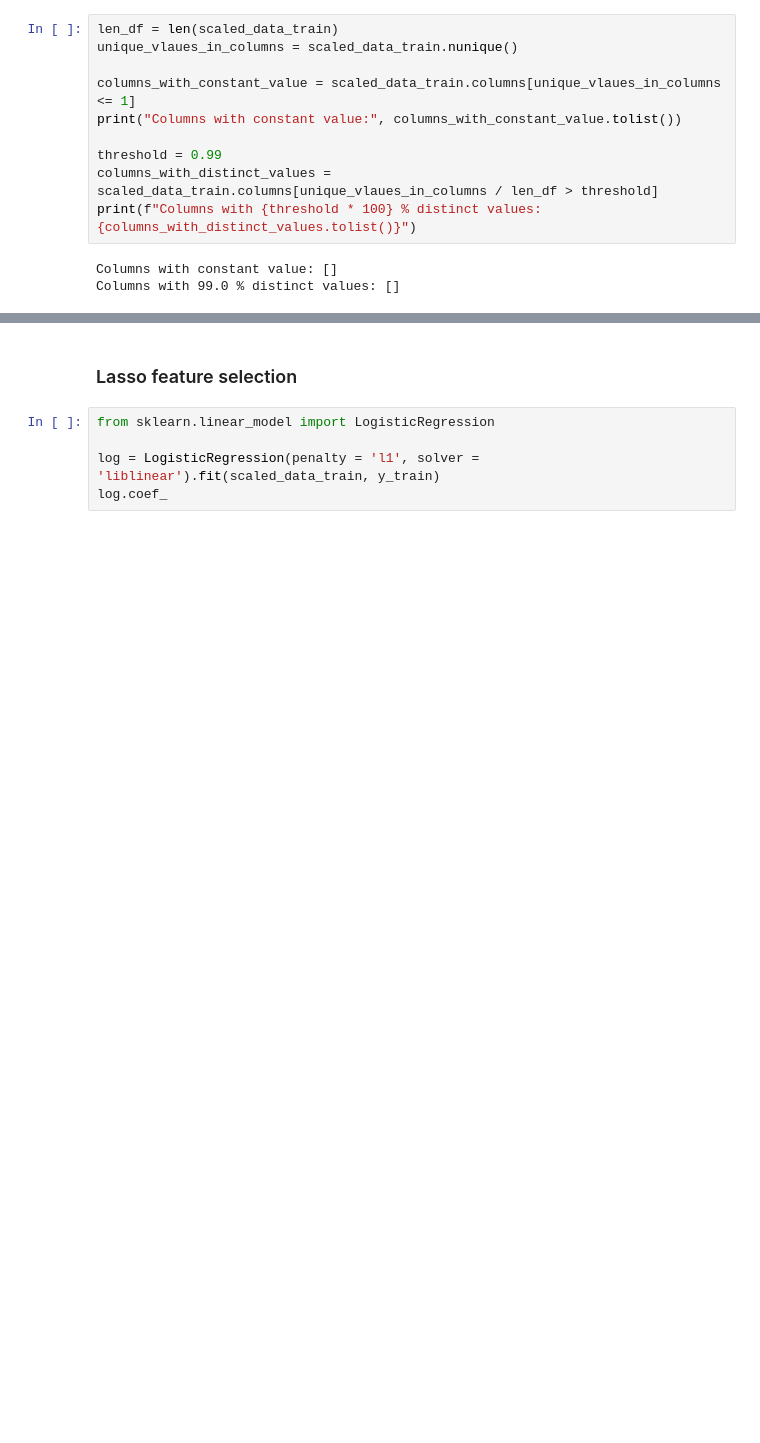
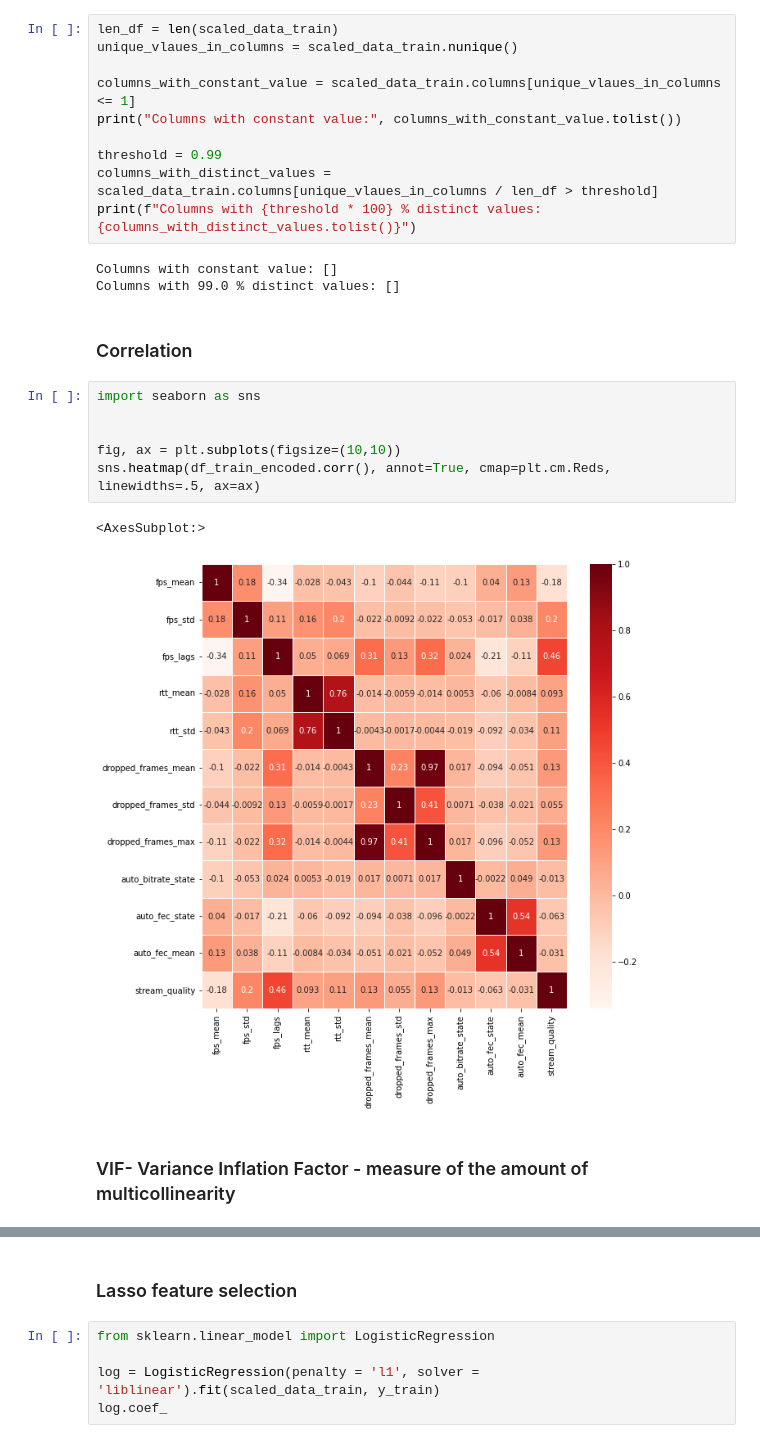
Before and after one commit to ainura-z/Machine-learning, a Jupyter notebook: assignment_1/classification.ipynb, the cells around one changed output, grey strips where cells are left out. Cells and saved outputs as stored; diff of their text form; blank space fills up the shorter version.

```diff
--- a/assignment_1/classification.ipynb
+++ b/assignment_1/classification.ipynb
@@ -164,4 +161,17 @@ print(f"Columns with {threshold * 100} % distinct values: {columns_with_distinct
 # %% [output]
 Columns with constant value: []
 Columns with 99.0 % distinct values: []
+# %% [markdown]
+### Correlation
+# %%
+import seaborn as sns
+
+
+fig, ax = plt.subplots(figsize=(10,10))
+sns.heatmap(df_train_encoded.corr(), annot=True, cmap=plt.cm.Reds, linewidths=.5, ax=ax)
+# %% [output]
+<AxesSubplot:>
+[figure, added]
+# %% [markdown]
+### VIF- Variance Inflation Factor - measure of the amount of multicollinearity
 # %%
```
Also changed, not shown: parts of 38 cells of this notebook, 1 other file.
